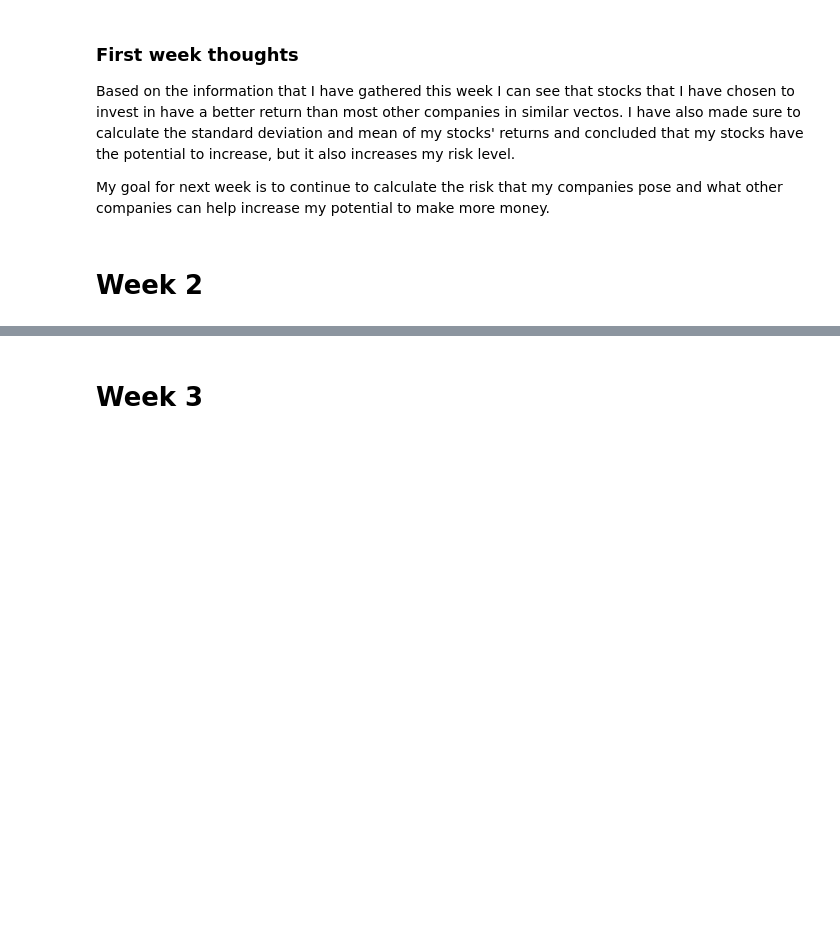
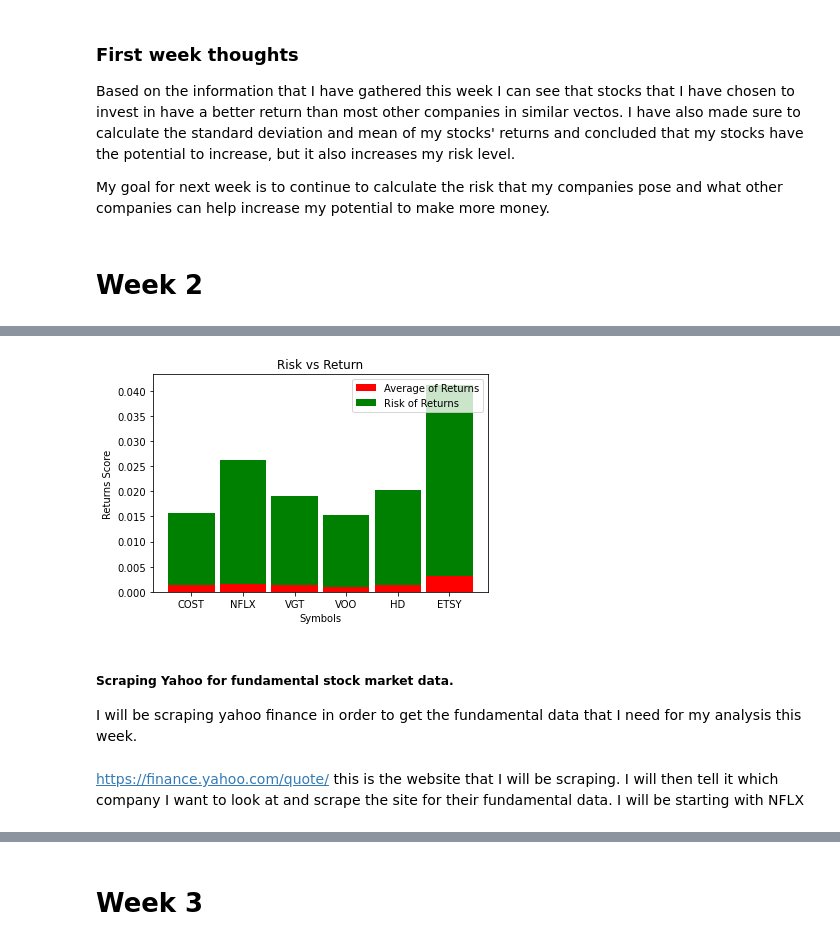
Before and after one commit to AnaEstrada1996/Project4, a Jupyter notebook: Investopedia_project4.ipynb, the cells around one changed output, grey strips where cells are left out. Drawn from its saved outputs; the diff is of its cells as text; code cells hidden in the pictures; blank space fills up the shorter version.

```diff
--- a/Investopedia_project4.ipynb
+++ b/Investopedia_project4.ipynb
@@ -304,0 +325,33 @@ My goal for next week is to continue to calculate the risk that my companies pos
+# %%
+companies = ['COST', 'NFLX', 'VGT', 'VOO', 'HD', 'ETSY']
+costco = DataReader('COST', 'yahoo', start, stop)
+netflix = DataReader('NFLX', 'yahoo', start, stop)
+vgt = DataReader('VGT', 'yahoo', start, stop)
+voo = DataReader('VOO', 'yahoo', start, stop)
+home_depot = DataReader('HD', 'yahoo', start, stop)
+etsy = DataReader('ETSY', 'yahoo', start, stop)
+df = pd.DataFrame()
+
+
+for comapnies in companies:
+
+    try:
+        f = pdr.get_data_yahoo(companies,start,stop)
+        df[companies] = f['Adj Close']  # select the adjusted close price
+    except ValueError:
+        print(' No data found')
+# %%
+returns = df.pct_change()
+ind = [x for x, _ in enumerate(companies)]
+
+plt.bar(ind, returns.mean(), width=0.9, label='Average of Returns', color='r')
+plt.bar(ind, returns.std(), width=0.9, label='Risk of Returns', color='g', bottom=returns.mean())
+
+plt.xticks(ind, companies)
+plt.ylabel("Returns Score")
+plt.xlabel("Symbols")
+plt.legend(loc="upper right")
+plt.title('Risk vs Return')
+plt.show()
+# %% [output]
+[figure, added]
@@ -304,0 +362,5 @@ My goal for next week is to continue to calculate the risk that my companies pos
+# %% [markdown]
+##### Scraping Yahoo for fundamental stock market data.
+I will be scraping yahoo finance in order to get the fundamental data that I need for my analysis this week.
+# %% [markdown]
+https://finance.yahoo.com/quote/  this is the website that I will be scraping. I will then tell it which company I want to look at and scrape the site for their fundamental data. I will be starting with NFLX
```
Also changed, not shown: parts of 30 cells of this notebook.
